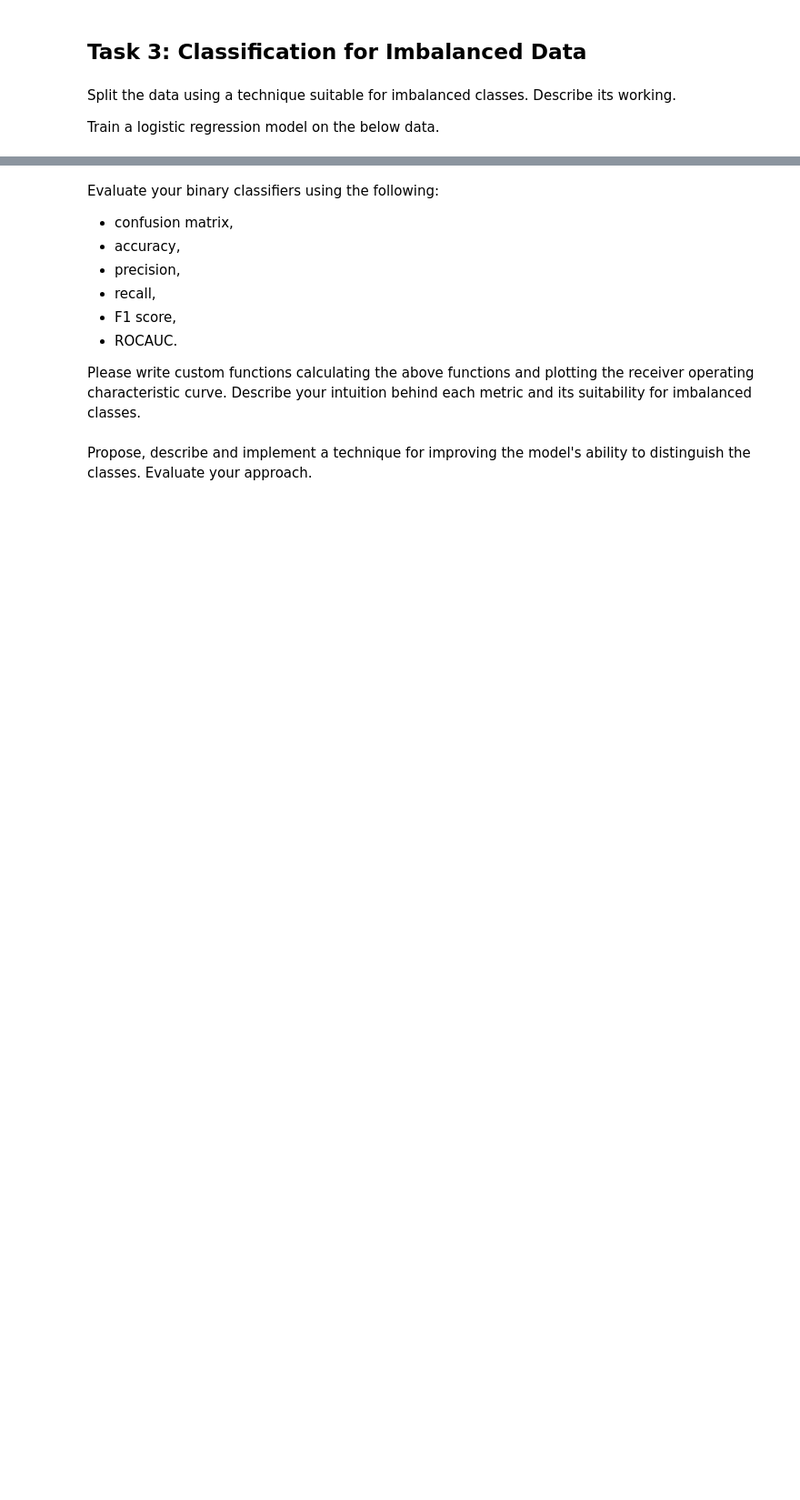
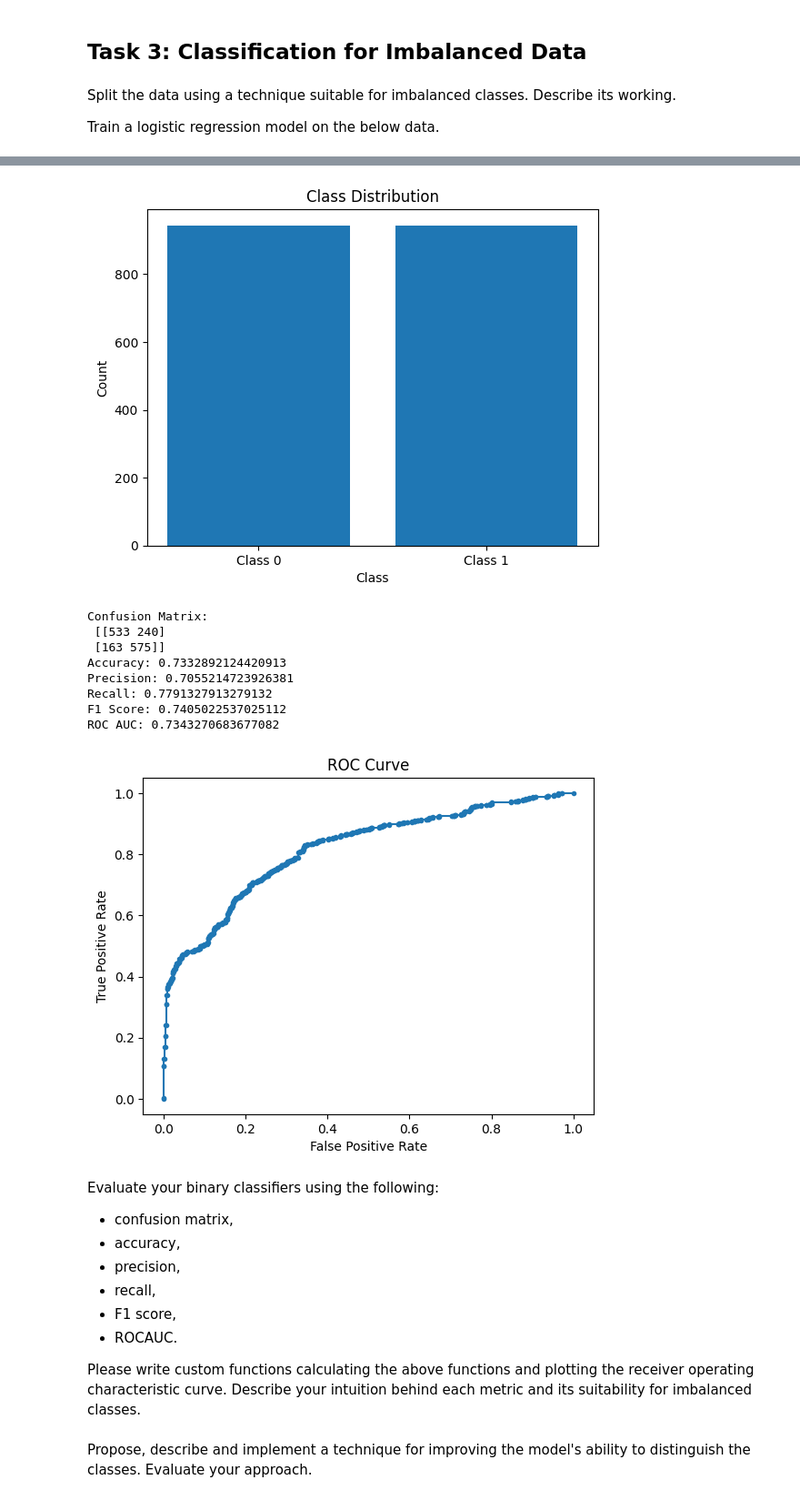
Before and after one commit to mkarapka/Studia, a Jupyter notebook: 5_sem/Machine_Learning/Lab3/Assignment3.ipynb, the cells around one changed output, grey strips where cells are left out. Shown at 91% size. Saved outputs shown, nothing was run; the diff lists cells and outputs as text; code cells hidden in the pictures; blank space fills up the shorter version.

```diff
--- a/5_sem/Machine_Learning/Lab3/Assignment3.ipynb
+++ b/5_sem/Machine_Learning/Lab3/Assignment3.ipynb
@@ -216,3 +477,69 @@ Class Distribution: [944  56]
+# %%
+from imblearn.over_sampling import SMOTE
+from sklearn.linear_model import LogisticRegression as SklearnLogisticRegression
+from sklearn.metrics import (
+    confusion_matrix,
+    accuracy_score,
+    precision_score,
+    recall_score,
+    f1_score,
+    roc_auc_score,
+    roc_curve,
+)
+
+# Apply SMOTE to balance the dataset
+smote = SMOTE(random_state=42)
+X_resampled, y_resampled = smote.fit_resample(X, y)
+
+# visualize
+visualize_class_distribution(y_resampled)
+
+# Split the resampled data
+X_train_resampled, X_test_resampled, y_train_resampled, y_test_resampled = (
+    train_test_split(X_resampled, y_resampled, test_size=0.8, random_state=42)
+)
+
+# Train a logistic regression model
+log_reg = SklearnLogisticRegression()
+log_reg.fit(X_train_resampled, y_train_resampled)
+
+# Predict on test data
+y_pred_resampled = log_reg.predict(X_test_resampled)
+
+# Evaluate the model
+conf_matrix = confusion_matrix(y_test_resampled, y_pred_resampled)
+accuracy = accuracy_score(y_test_resampled, y_pred_resampled)
+precision = precision_score(y_test_resampled, y_pred_resampled)
+recall = recall_score(y_test_resampled, y_pred_resampled)
+f1 = f1_score(y_test_resampled, y_pred_resampled)
+roc_auc = roc_auc_score(y_test_resampled, y_pred_resampled)
+
+# Print evaluation metrics
+print("Confusion Matrix:\n", conf_matrix)
+print("Accuracy:", accuracy)
+print("Precision:", precision)
+print("Recall:", recall)
+print("F1 Score:", f1)
+print("ROC AUC:", roc_auc)
+
+# Plot ROC curve
+fpr, tpr, _ = roc_curve(y_test_resampled, log_reg.predict_proba(X_test_resampled)[:, 1])
+plt.plot(fpr, tpr, marker=".")
+plt.xlabel("False Positive Rate")
+plt.ylabel("True Positive Rate")
+plt.title("ROC Curve")
+plt.show()
+# %% [output]
+[figure, added]
+Confusion Matrix:
+ [[533 240]
+ [163 575]]
+Accuracy: 0.7332892124420913
+Precision: 0.7055214723926381
+Recall: 0.7791327913279132
+F1 Score: 0.7405022537025112
+ROC AUC: 0.7343270683677082
+[figure, added]
 # %% [markdown]
 <!-- @format -->
 
```
Also changed, not shown: parts of 21 cells of this notebook, 56 other files.
